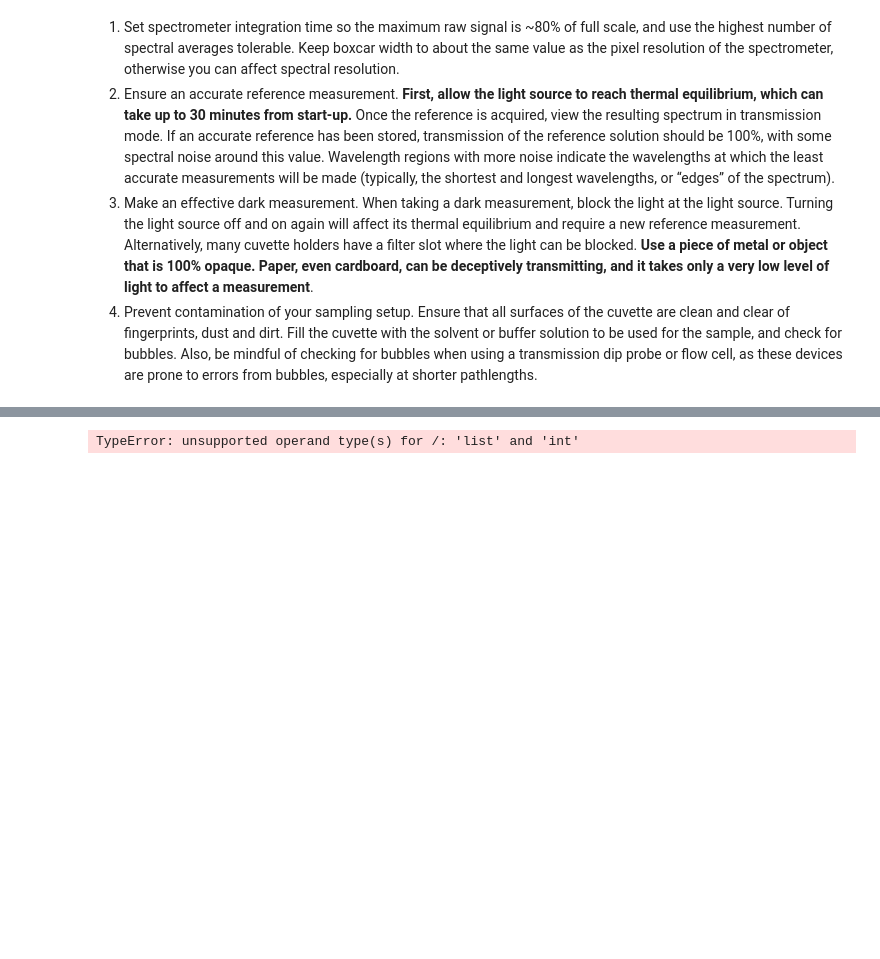
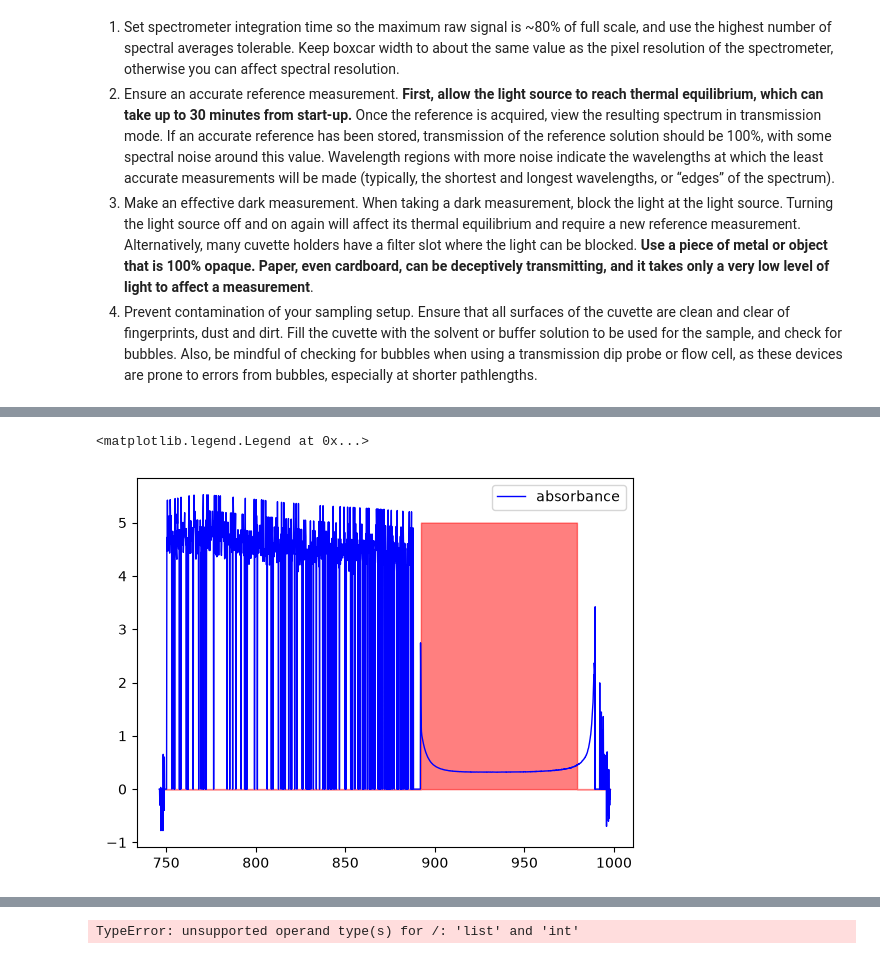
Before and after one commit to rcaerbannog/enph352-lab-band, a Jupyter notebook: band-lab-notebook.ipynb, the cells around one changed output, grey strips where cells are left out. Cells and saved outputs as stored; diff of their text form; code cells hidden in the pictures; blank space fills up the shorter version.

```diff
--- a/band-lab-notebook.ipynb
+++ b/band-lab-notebook.ipynb
@@ -87,0 +217,22 @@ https://www.oceanoptics.com/medical-life-sciences/how-to-measure-absorbance/
+# %%
+# Finding the validity region
+# Filter for high enough snr and absorbance is less than ~~2~~ 1, there is a kink between 1 and 2, unknown cause?
+_, snr = eval_reference_snr(wavelength, counts_ref, counts_dark, window_size=101)
+# data = 0 seems to indicate invalid data
+mask = np.logical_and(np.not_equal(data, 0), data < 2.)
+SEARCH_WINDOW = 100
+v = np.lib.stride_tricks.sliding_window_view(mask, SEARCH_WINDOW)
+# this and next 24 entries are absorbance less than 2
+mask = np.pad(np.all(v, axis=-1), (0, SEARCH_WINDOW-1), constant_values=(False, False))
+mask = np.logical_and(mask, snr > 1e4)
+
+fig, ax = plt.subplots()
+ax.plot(wavelength, data, label="absorbance", c="blue", lw=1)
+# ax2 = ax.twinx()
+# ax2.plot(wavelength, mask, label="mask", c="red")
+ax.fill_between(wavelength, mask*5, 0, color="red", alpha=0.5)
+# ax.fill_betweenx(wavelength, mask)
+plt.legend()
+# %% [output]
+<matplotlib.legend.Legend at 0x...>
+[figure, added]
```
Also changed, not shown: parts of 17 cells of this notebook, 1 other file.
